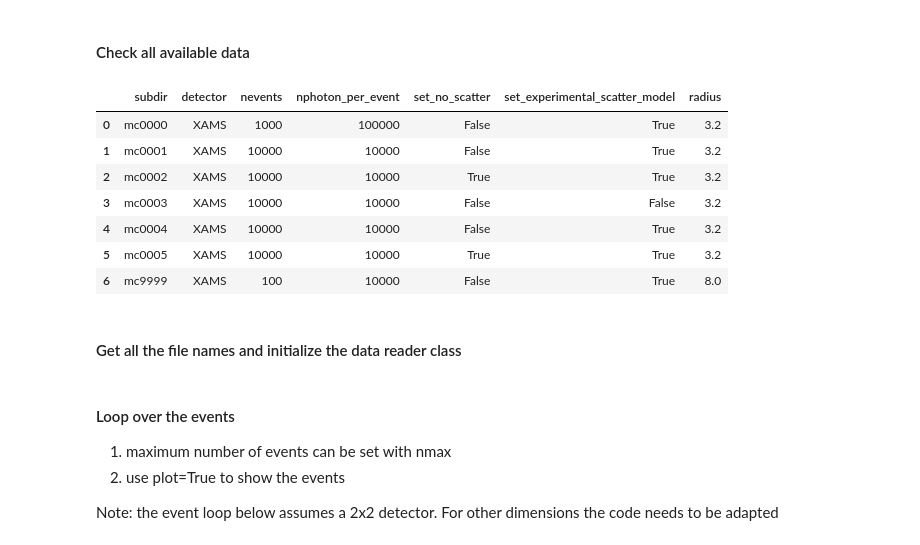
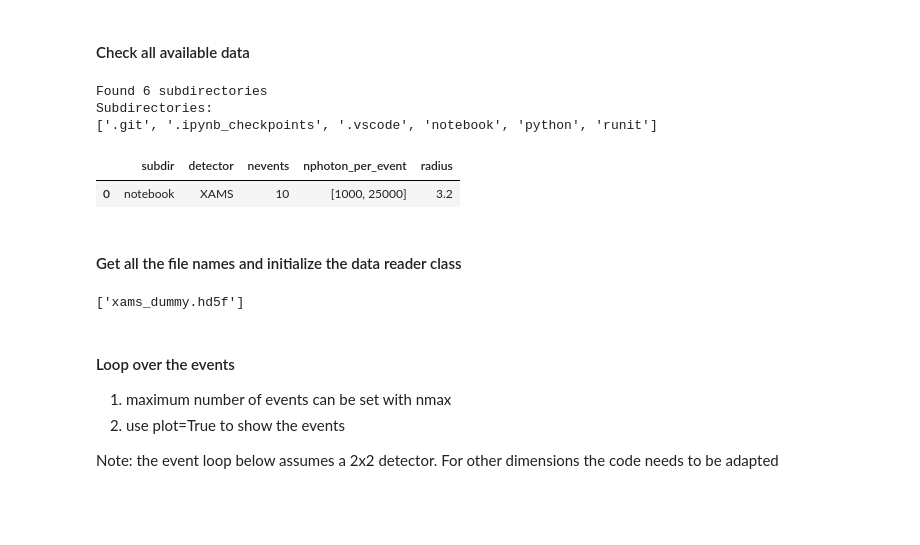
Before and after one commit to acolijn/OptoSim, a Jupyter notebook: notebook/ReadDataVerification.ipynb, the cells around one changed output. Saved outputs shown, nothing was run; the diff lists cells and outputs as text; code cells hidden in the pictures; blank space fills up the shorter version.

```diff
--- a/notebook/ReadDataVerification.ipynb
+++ b/notebook/ReadDataVerification.ipynb
@@ -15,21 +15,22 @@ import pandas as pd
 # %% [markdown]
 #### Check all available data
 # %%
-data_dir = '/data/xenon/acolijn/optosim/data/'
+data_dir = '/user/z37/OptoSim/'
 show_data(data_dir)
 # %% [output]
+Found 6 subdirectories
+Subdirectories:
+['.git', '.ipynb_checkpoints', '.vscode', 'notebook', 'python', 'runit']
-|  | subdir | detector | nevents | nphoton_per_event | set_no_scatter | set_experimental_scatter_model | radius |
-| 0 | mc0000 | XAMS | 1000 | 100000 | False | True | 3.2 |
-| 1 | mc0001 | XAMS | 10000 | 10000 | False | True | 3.2 |
-| 2 | mc0002 | XAMS | 10000 | 10000 | True | True | 3.2 |
-| 3 | mc0003 | XAMS | 10000 | 10000 | False | False | 3.2 |
-| 4 | mc0004 | XAMS | 10000 | 10000 | False | True | 3.2 |
-| 5 | mc0005 | XAMS | 10000 | 10000 | True | True | 3.2 |
-| 6 | mc9999 | XAMS | 100 | 10000 | False | True | 8.0 |
+|  | subdir | detector | nevents | nphoton_per_event | radius |
+| 0 | notebook | XAMS | 10 | [1000, 25000] | 3.2 |
 # %% [markdown]
 #### Get all the file names and initialize the data reader class
 # %%
 files = glob.glob('/data/xenon/acolijn/optosim/data/mc0004/*0000.hd5f')
+files = glob.glob('*.hd5f')
+print(files)
+# %% [output]
+['xams_dummy.hd5f']
 # %% [markdown]
 #### Loop over the events
 
```
Also changed, not shown: parts of 1 cell of this notebook, 14 other files.
